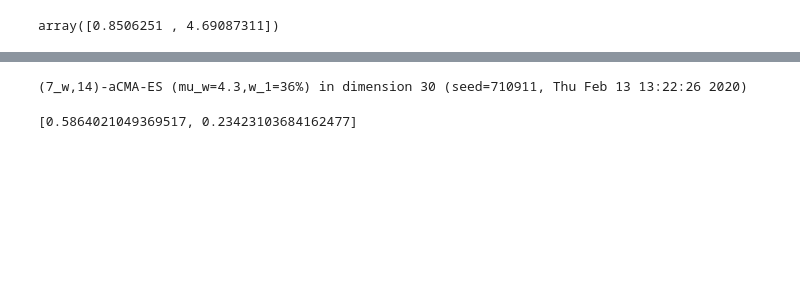
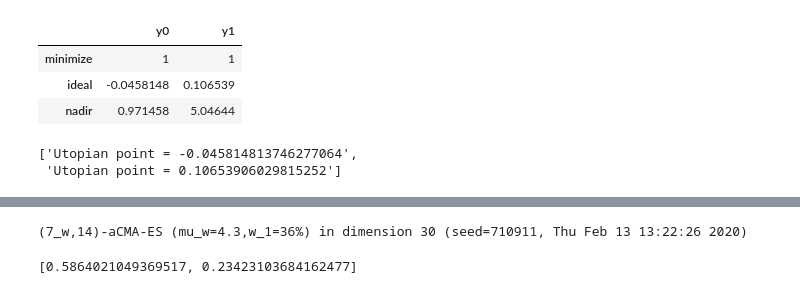
Before and after one commit to industrial-optimization-group/O-NAUTILUS, a Jupyter notebook: Examples/Example.ipynb, the cells around one changed output, grey strips where cells are left out. Cells and saved outputs as stored; diff of their text form; code cells hidden in the pictures; blank space fills up the shorter version.

```diff
--- a/Examples/Example.ipynb
+++ b/Examples/Example.ipynb
@@ -55,11 +47,23 @@ ex.scatter(x=objectives[:,0], y=objectives[:,1])
 front = data[problem.objective_names].values
 optimistic_front = objectives
 # %%
-method = ONAUTILUS(known_data=front, objective_names=y_names, optimistic_data=objectives, num_steps=30)
+method = ONAUTILUS(known_data=front,
+                   objective_names=y_names,
+                   optimistic_data=objectives,
+                   num_steps=30,
+                   max_multiplier=[1,1])
 # %%
 ranges, solns, pref = method.requests()
 # %%
-ranges.content["dimensions_data"].loc["nadir"].values
+ranges.content["dimensions_data"]
 # %% [output]
-array([0.8506251 , 4.69087311])
+|  | y0 | y1 |
+| minimize | 1 | 1 |
+| ideal | -0.0458148 | 0.106539 |
+| nadir | 0.971458 | 5.04644 |
+# %%
+[f"Utopian point = {val}"for val in pref.content["dimensions_data"].loc["ideal"]]
+# %% [output]
+['Utopian point = -0.045814813746277064',
+ 'Utopian point = 0.10653906029815252']
 # %%
```
Also changed, not shown: parts of 6 cells of this notebook, 27 other files.
